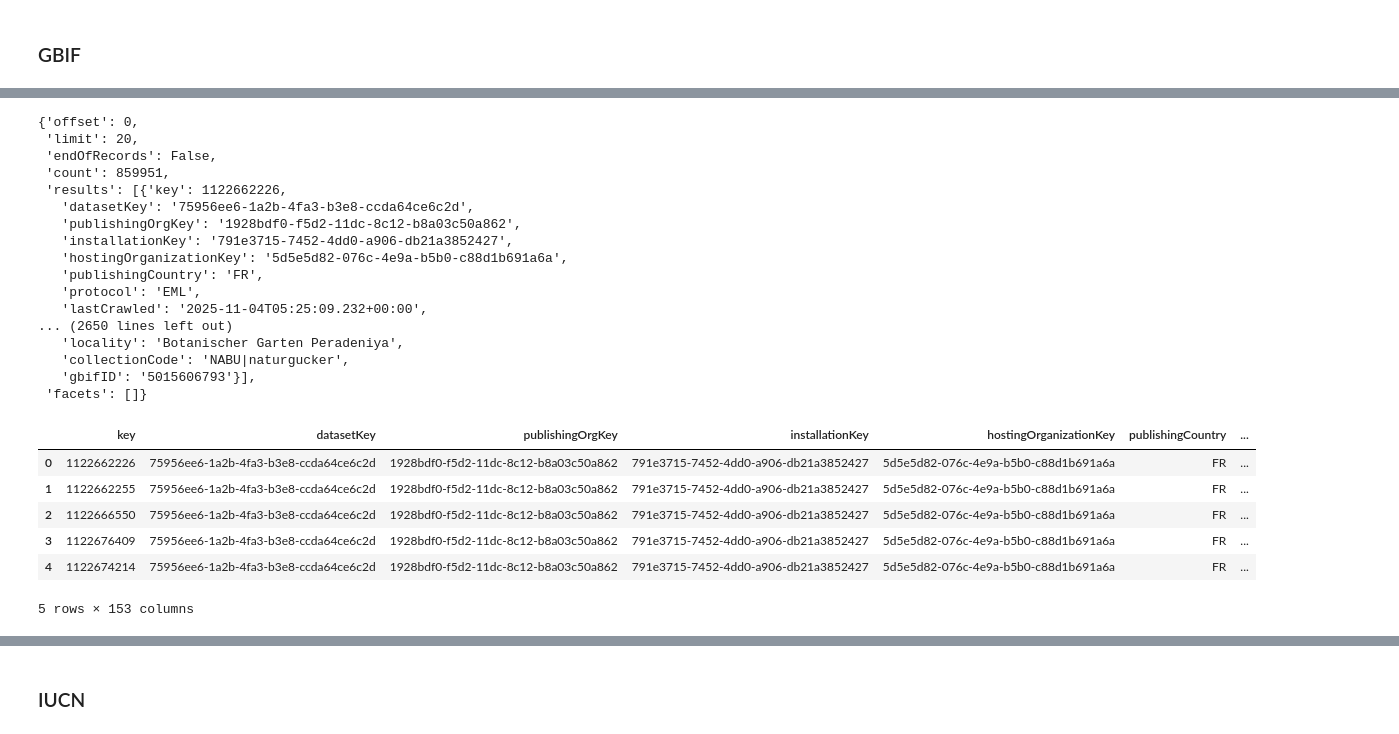
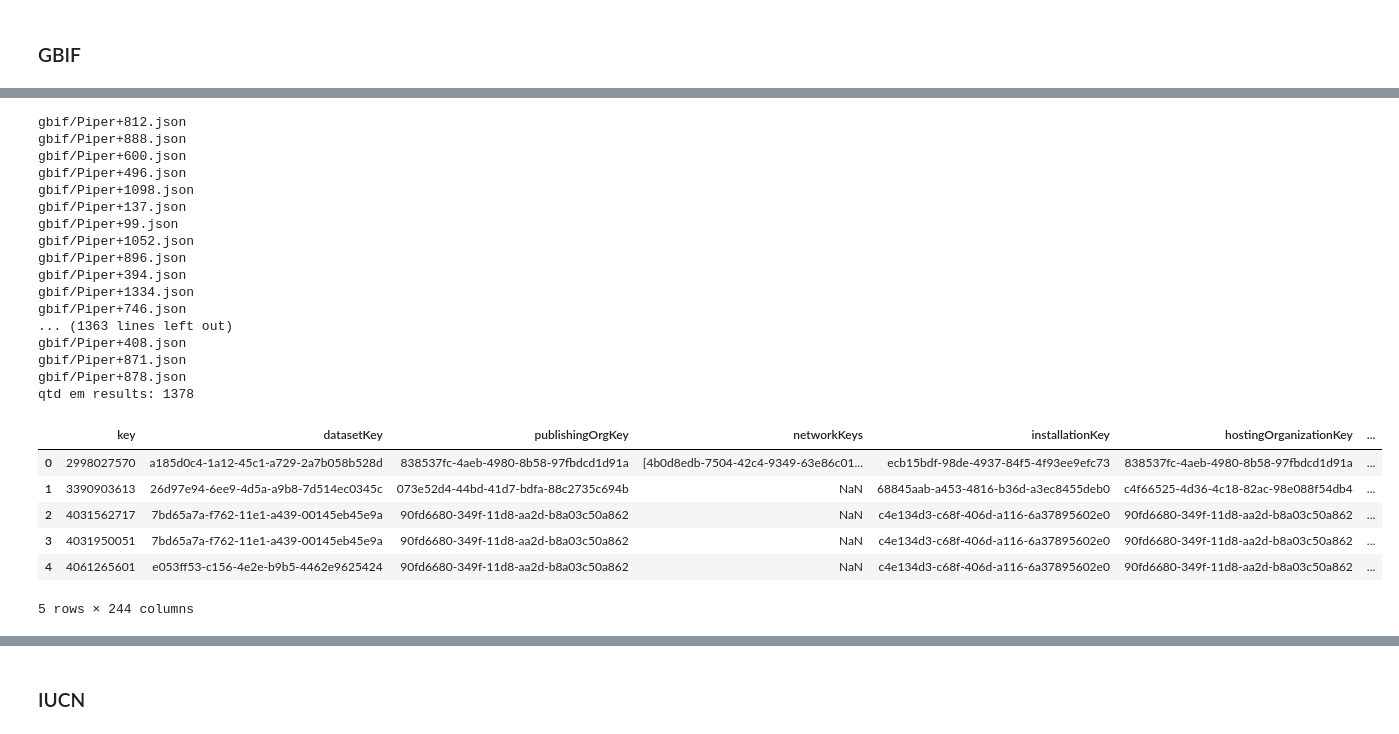
Before and after one commit to xaaaandao/din4072-applied-data-science, a Jupyter notebook: 02preprocess.ipynb, the cells around one changed output, grey strips where cells are left out. Saved outputs shown, nothing was run; the diff lists cells and outputs as text; code cells hidden in the pictures.

Commit message:
update gbif data

```diff
--- a/02preprocess.ipynb
+++ b/02preprocess.ipynb
@@ -22,37 +36,44 @@ Piper.json
 # %%
-filename = os.path.join(local_file, "Piper.json")
-with open(filename, "r") as arquivo:
-    data = json.load(arquivo)
-data
+files = [p for p in pathlib.Path(local_file).rglob("*.json")]
+results = []
+for f in files:
+    print(f)
+    with open(f, "r") as arquivo:
+        data = json.load(arquivo)
+        if data and "results" in data and len(data["results"]) > 0:
+            results.append(data["results"])
+print("qtd em results: %d" % len(results))
 # %% [output]
-{'offset': 0,
- 'limit': 20,
- 'endOfRecords': False,
- 'count': 859951,
- 'results': [{'key': 1122662226,
-   'datasetKey': '75956ee6-1a2b-4fa3-b3e8-ccda64ce6c2d',
-   'publishingOrgKey': '1928bdf0-f5d2-11dc-8c12-b8a03c50a862',
-   'installationKey': '791e3715-7452-4dd0-a906-db21a3852427',
-   'hostingOrganizationKey': '5d5e5d82-076c-4e9a-b5b0-c88d1b691a6a',
-   'publishingCountry': 'FR',
-   'protocol': 'EML',
-   'lastCrawled': '2025-11-04T05:25:09.232+00:00',
-... (2650 lines left out)
-   'locality': 'Botanischer Garten Peradeniya',
-   'collectionCode': 'NABU|naturgucker',
-   'gbifID': '5015606793'}],
- 'facets': []}
+gbif/Piper+812.json
+gbif/Piper+888.json
+gbif/Piper+600.json
+gbif/Piper+496.json
+gbif/Piper+1098.json
+gbif/Piper+137.json
+gbif/Piper+99.json
+gbif/Piper+1052.json
+gbif/Piper+896.json
+gbif/Piper+394.json
+gbif/Piper+1334.json
+gbif/Piper+746.json
+... (1363 lines left out)
+gbif/Piper+408.json
+gbif/Piper+871.json
+gbif/Piper+878.json
+qtd em results: 1378
 # %%
-df = pd.json_normalize(data["results"])
+data = list(itertools.chain(*(r for r in results)))
+d2= dict(itertools.chain.from_iterable(d.items() for d in data))
+df = pd.json_normalize(data)
 df.head()
 # %% [output]
-|  | key | datasetKey | publishingOrgKey | installationKey | hostingOrganizationKey | publishingCountry | ... |
-| 0 | 1122662226 | 75956ee6-1a2b-4fa3-b3e8-ccda64ce6c2d | 1928bdf0-f5d2-11dc-8c12-b8a03c50a862 | 791e3715-7452-4dd0-a906-db21a3852427 | 5d5e5d82-076c-4e9a-b5b0-c88d1b691a6a | FR | ... |
-| 1 | 1122662255 | 75956ee6-1a2b-4fa3-b3e8-ccda64ce6c2d | 1928bdf0-f5d2-11dc-8c12-b8a03c50a862 | 791e3715-7452-4dd0-a906-db21a3852427 | 5d5e5d82-076c-4e9a-b5b0-c88d1b691a6a | FR | ... |
-| 2 | 1122666550 | 75956ee6-1a2b-4fa3-b3e8-ccda64ce6c2d | 1928bdf0-f5d2-11dc-8c12-b8a03c50a862 | 791e3715-7452-4dd0-a906-db21a3852427 | 5d5e5d82-076c-4e9a-b5b0-c88d1b691a6a | FR | ... |
-| 3 | 1122676409 | 75956ee6-1a2b-4fa3-b3e8-ccda64ce6c2d | 1928bdf0-f5d2-11dc-8c12-b8a03c50a862 | 791e3715-7452-4dd0-a906-db21a3852427 | 5d5e5d82-076c-4e9a-b5b0-c88d1b691a6a | FR | ... |
-| 4 | 1122674214 | 75956ee6-1a2b-4fa3-b3e8-ccda64ce6c2d | 1928bdf0-f5d2-11dc-8c12-b8a03c50a862 | 791e3715-7452-4dd0-a906-db21a3852427 | 5d5e5d82-076c-4e9a-b5b0-c88d1b691a6a | FR | ... |
+|  | key | datasetKey | publishingOrgKey | networkKeys | installationKey | hostingOrganizationKey | ... |
+| 0 | 2998027570 | a185d0c4-1a12-45c1-a729-2a7b058b528d | 838537fc-4aeb-4980-8b58-97fbdcd1d91a | [4b0d8edb-7504-42c4-9349-63e86c01... | ecb15bdf-98de-4937-84f5-4f93ee9efc73 | 838537fc-4aeb-4980-8b58-97fbdcd1d91a | ... |
+| 1 | 3390903613 | 26d97e94-6ee9-4d5a-a9b8-7d514ec0345c | 073e52d4-44bd-41d7-bdfa-88c2735c694b | NaN | 68845aab-a453-4816-b36d-a3ec8455deb0 | c4f66525-4d36-4c18-82ac-98e088f54db4 | ... |
+| 2 | 4031562717 | 7bd65a7a-f762-11e1-a439-00145eb45e9a | 90fd6680-349f-11d8-aa2d-b8a03c50a862 | NaN | c4e134d3-c68f-406d-a116-6a37895602e0 | 90fd6680-349f-11d8-aa2d-b8a03c50a862 | ... |
+| 3 | 4031950051 | 7bd65a7a-f762-11e1-a439-00145eb45e9a | 90fd6680-349f-11d8-aa2d-b8a03c50a862 | NaN | c4e134d3-c68f-406d-a116-6a37895602e0 | 90fd6680-349f-11d8-aa2d-b8a03c50a862 | ... |
+| 4 | 4061265601 | e053ff53-c156-4e2e-b9b5-4462e9625424 | 90fd6680-349f-11d8-aa2d-b8a03c50a862 | NaN | c4e134d3-c68f-406d-a116-6a37895602e0 | 90fd6680-349f-11d8-aa2d-b8a03c50a862 | ... |
-5 rows × 153 columns
+5 rows × 244 columns
 # %%
 filename = os.path.join(local_file, "Piper.parquet")
 df.to_parquet(filename)
```
Also changed, not shown: parts of 5 cells of this notebook, 8 other files.
